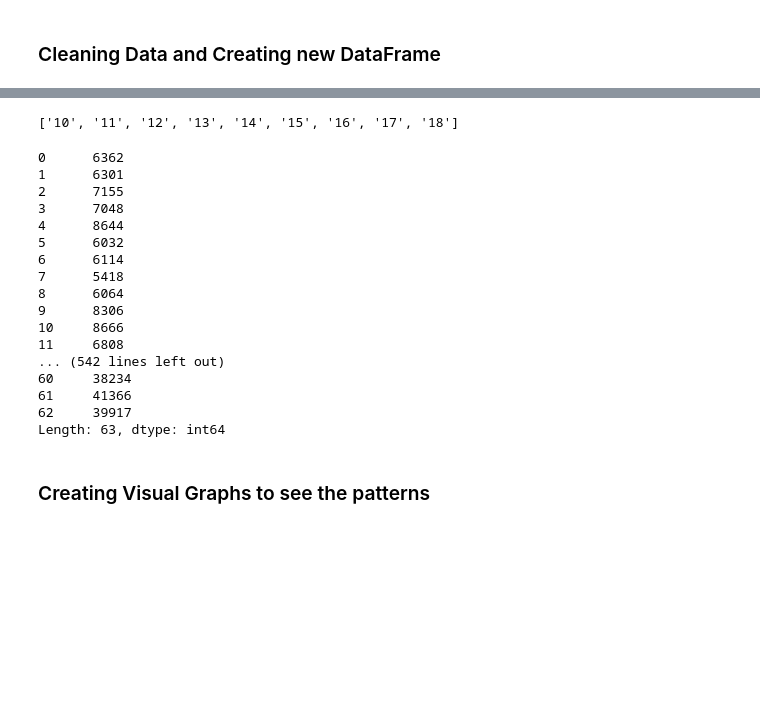
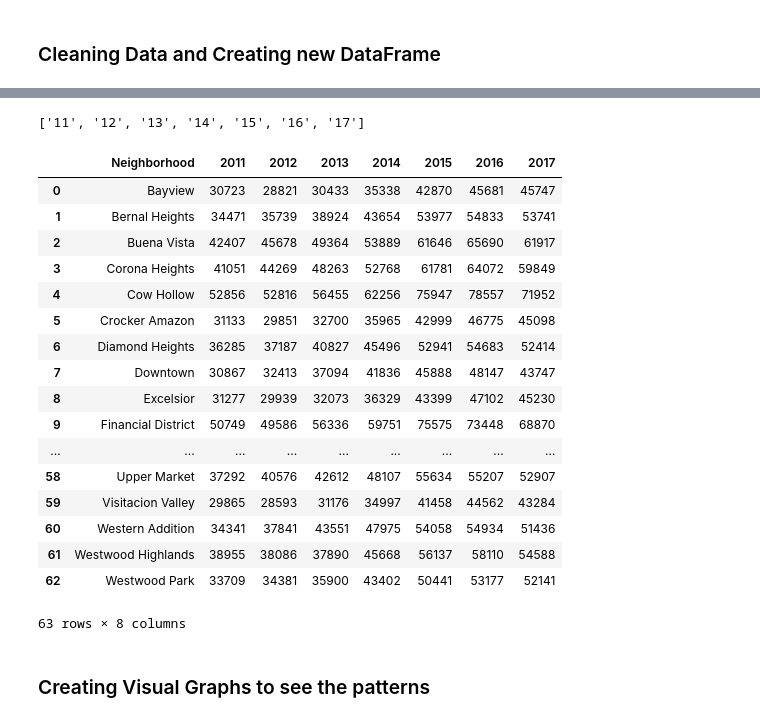
Before and after one commit to rochiecuevas/shared_accommodations, a Jupyter notebook: Rent Data/Rent_Analysis.ipynb, the cells around one changed output, grey strips where cells are left out. Cells and saved outputs as stored; diff of their text form; code cells hidden in the pictures; blank space fills up the shorter version.

```diff
--- a/Rent Data/Rent_Analysis.ipynb
+++ b/Rent Data/Rent_Analysis.ipynb
@@ -62,29 +52,16 @@ y2018 = totals(rent_df,"18")
 # %%
-# Create a list of years
+# Create a list of years (with data for 12 months)
 year_list = list(np.arange(11,18)) # creates a list of floats covering the year range of rent_df
-year_list_str = [str(item) for item in year_arr] # converts numbers to string
+year_list_str = [str(item) for item in year_list] # converts numbers to string
 
 year_list_str
 # %% [output]
-['10', '11', '12', '13', '14', '15', '16', '17', '18']
+['11', '12', '13', '14', '15', '16', '17']
+# %%
+# Get a series of neighbourhoods
+neighborhood = rent_df["Neighborhood"]
 # %%
+yearly_rate = [] # leads to a list of series
+
 for year in year_list_str:
-    print(totals(rent_df,year))
+    yearly_rate.append(totals(rent_df,year))
-# %% [output]
-0      6362
-1      6301
-2      7155
-3      7048
-4      8644
-5      6032
-6      6114
-7      5418
-8      6064
-9      8306
-10     8666
-11     6808
-... (542 lines left out)
-60     38234
-61     41366
-62     39917
-Length: 63, dtype: int64
@@ -137,0 +68,31 @@ rent["City"] = ""
+# %%
+# Create a dictionary
+year_rent = pd.DataFrame(dict({"Neighborhood": neighborhood,
+                               "2011": yearly_rate[0],
+                               "2012": yearly_rate[1],
+                               "2013": yearly_rate[2],
+                               "2014": yearly_rate[3],
+                               "2015": yearly_rate[4],
+                               "2016": yearly_rate[5],
+                               "2017": yearly_rate[6]}))
+
+year_rent
+# %% [output]
+|  | Neighborhood | 2011 | 2012 | 2013 | 2014 | 2015 | 2016 | 2017 |
+| 0 | Bayview | 30723 | 28821 | 30433 | 35338 | 42870 | 45681 | 45747 |
+| 1 | Bernal Heights | 34471 | 35739 | 38924 | 43654 | 53977 | 54833 | 53741 |
+| 2 | Buena Vista | 42407 | 45678 | 49364 | 53889 | 61646 | 65690 | 61917 |
+| 3 | Corona Heights | 41051 | 44269 | 48263 | 52768 | 61781 | 64072 | 59849 |
+| 4 | Cow Hollow | 52856 | 52816 | 56455 | 62256 | 75947 | 78557 | 71952 |
+| 5 | Crocker Amazon | 31133 | 29851 | 32700 | 35965 | 42999 | 46775 | 45098 |
+| 6 | Diamond Heights | 36285 | 37187 | 40827 | 45496 | 52941 | 54683 | 52414 |
+| 7 | Downtown | 30867 | 32413 | 37094 | 41836 | 45888 | 48147 | 43747 |
+| 8 | Excelsior | 31277 | 29939 | 32073 | 36329 | 43399 | 47102 | 45230 |
+| 9 | Financial District | 50749 | 49586 | 56336 | 59751 | 75575 | 73448 | 68870 |
+| ... | ... | ... | ... | ... | ... | ... | ... | ... |
+| 58 | Upper Market | 37292 | 40576 | 42612 | 48107 | 55634 | 55207 | 52907 |
+| 59 | Visitacion Valley | 29865 | 28593 | 31176 | 34997 | 41458 | 44562 | 43284 |
+| 60 | Western Addition | 34341 | 37841 | 43551 | 47975 | 54058 | 54934 | 51436 |
+| 61 | Westwood Highlands | 38955 | 38086 | 37890 | 45668 | 56137 | 58110 | 54588 |
+| 62 | Westwood Park | 33709 | 34381 | 35900 | 43402 | 50441 | 53177 | 52141 |
+63 rows × 8 columns
```
Also changed, not shown: parts of 7 cells of this notebook, 1 other file.
